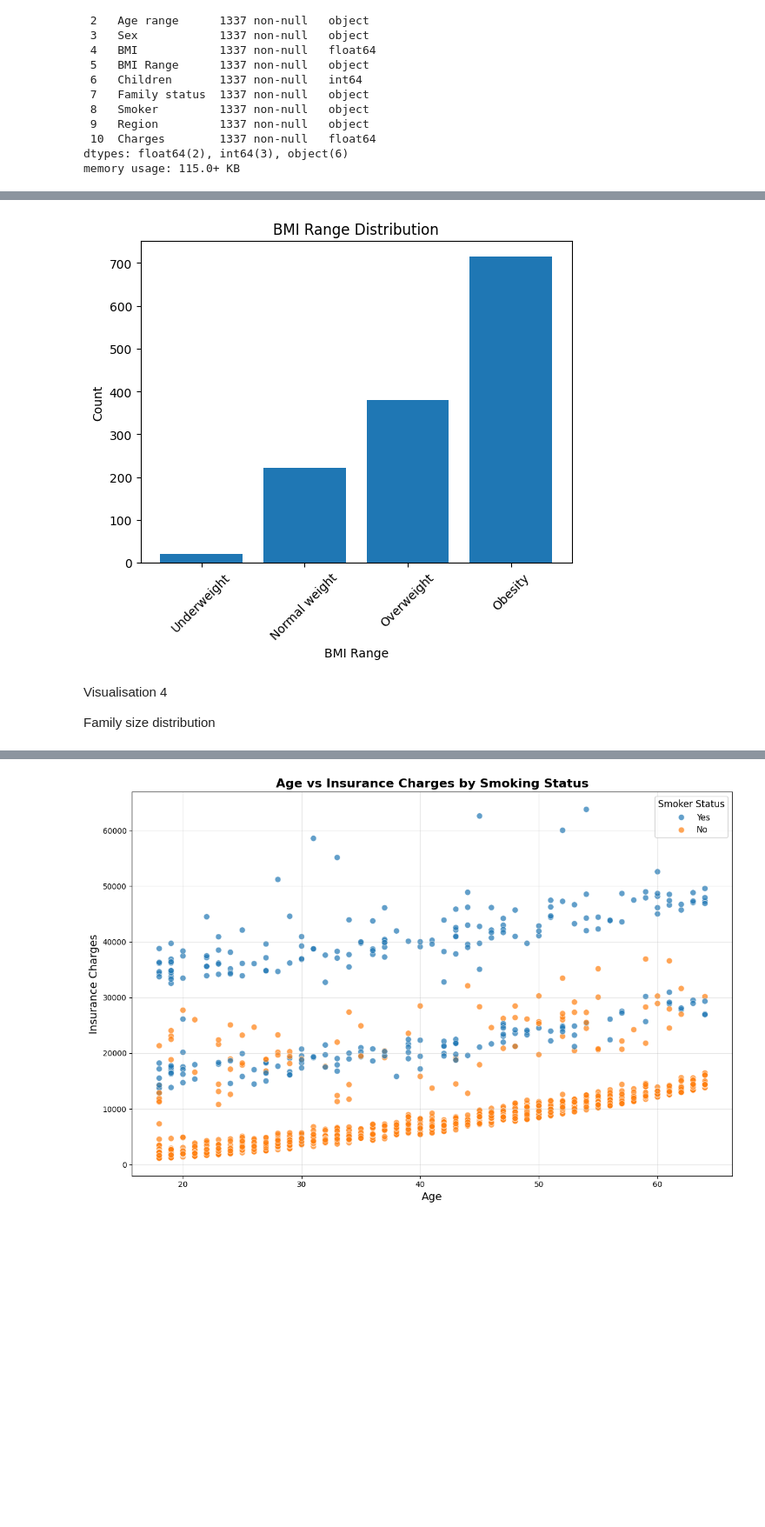
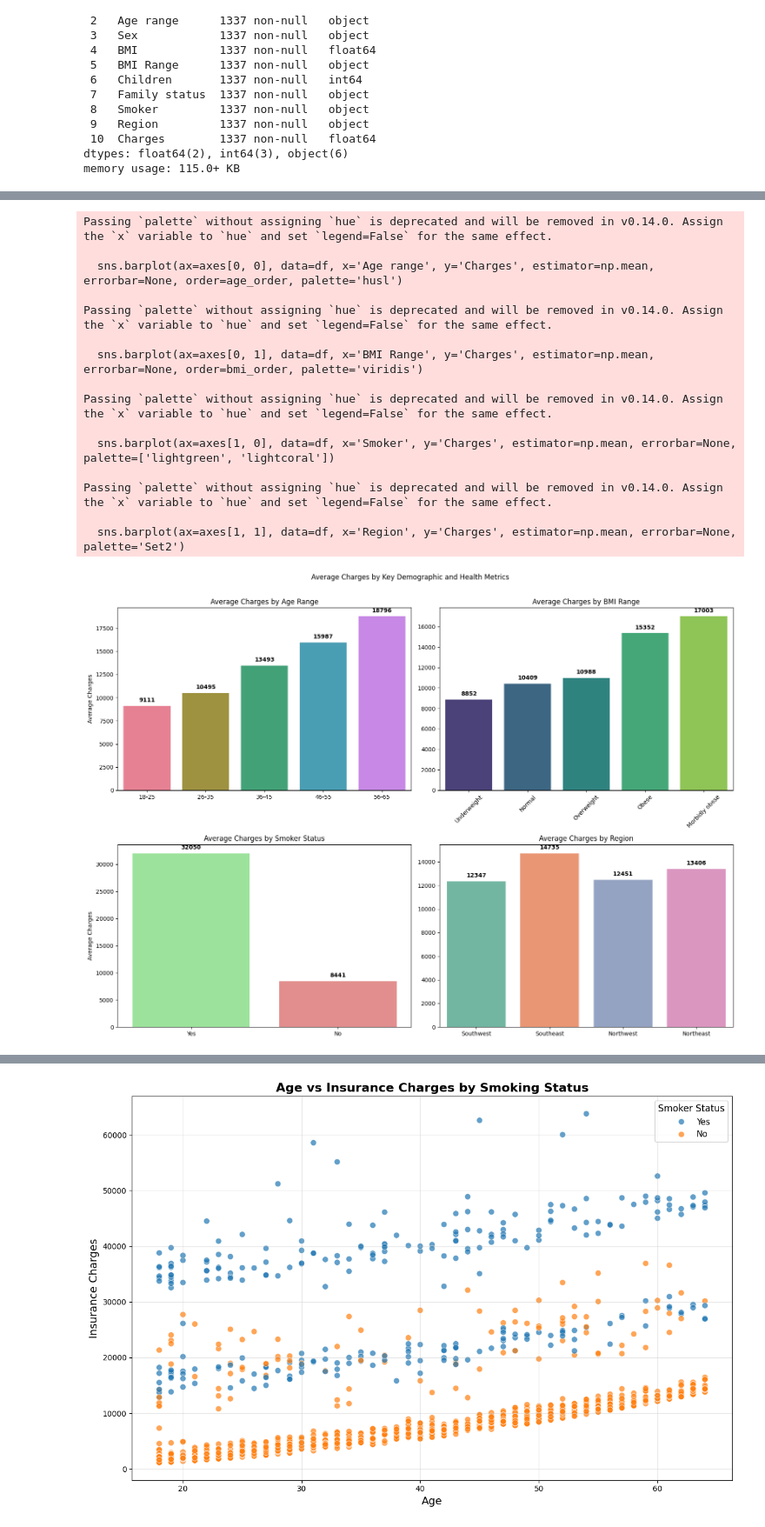
Before and after one commit to illusio666/health_insurance_hackathon, a Jupyter notebook: jupyter_notebooks/healthcare_visualisations_dm.ipynb, the cells around one changed output, grey strips where cells are left out. Shown at 87% size. Cells and saved outputs as stored; diff of their text form; code cells hidden in the pictures; blank space fills up the shorter version.

```diff
--- a/jupyter_notebooks/healthcare_visualisations_dm.ipynb
+++ b/jupyter_notebooks/healthcare_visualisations_dm.ipynb
@@ -16,7 +19,7 @@ import plotly.express as px
 # %% [markdown]
 Import the cleaned data into a dataframe
 # %%
-df = pd.read_csv('insurance_cleaned.csv')
+df = pd.read_csv('../datasets/insurance_cleaned.csv')
 df.info()
 # %% [output]
 <class 'pandas.core.frame.DataFrame'>
@@ -85,21 +127,60 @@ BMI range distribution
 # %%
-# Define category order
-bmi_order = ['Underweight', 'Normal weight', 'Overweight', 'Obesity']
-# Get data and apply order
-bmi_counts = df['BMI Range'].value_counts().reindex(bmi_order)
-# Create a bar chart
-plt.bar(bmi_counts.index, bmi_counts.values)
-# Add title and labels
-plt.title('BMI Range Distribution')
-plt.xlabel('BMI Range')
-plt.ylabel('Count')
-# Rotate labels for readability
-plt.xticks(rotation=45)
-# Show plot
+# Create one figure with a 2x2 grid of (4) subplots
+fig, axes = plt.subplots(2, 2, figsize=(16, 12))
+fig.suptitle('Average Charges by Key Demographic and Health Metrics'),
+
+# 1. Average Charges by Age Range
+# Define the order based on the categories
+age_order = ['18-25', '26-35', '36-45', '46-55', '56-65']
+sns.barplot(ax=axes[0, 0], data=df, x='Age range', y='Charges', estimator=np.mean, errorbar=None, order=age_order, palette='husl')
+axes[0, 0].set_title('Average Charges by Age Range')
+axes[0, 0].set_xlabel('')
+axes[0, 0].set_ylabel('Average Charges')
+
+# 2. Average Charges by BMI Range
+# Define the order for BMI categories
+bmi_order = ['Underweight', 'Normal', 'Overweight', 'Obese', 'Morbidly obese']
+sns.barplot(ax=axes[0, 1], data=df, x='BMI Range', y='Charges', estimator=np.mean, errorbar=None, order=bmi_order, palette='viridis')
+axes[0, 1].set_title('Average Charges by BMI Range')
+axes[0, 1].set_xlabel('')
+axes[0, 1].set_ylabel('')
+axes[0, 1].tick_params(axis='x', rotation=45)
+
+# 3. Average Charges by Smoker Status
+sns.barplot(ax=axes[1, 0], data=df, x='Smoker', y='Charges', estimator=np.mean, errorbar=None, palette=['lightgreen', 'lightcoral'])
+axes[1, 0].set_title('Average Charges by Smoker Status')
+axes[1, 0].set_xlabel('')
+axes[1, 0].set_ylabel('Average Charges')
+
+# 4. Average Charges by Region
+sns.barplot(ax=axes[1, 1], data=df, x='Region', y='Charges', estimator=np.mean, errorbar=None, palette='Set2')
+axes[1, 1].set_title('Average Charges by Region')
+axes[1, 1].set_xlabel('')
+axes[1, 1].set_ylabel('')
+
+# 3. Add value labels to all subplots
+for ax in axes.flat:
+    for p in ax.patches:
+        ax.annotate(f'{p.get_height():.0f}', (p.get_x() + p.get_width() / 2., p.get_height()),
+                    ha='center', va='bottom', fontweight='bold', xytext=(0, 5), textcoords='offset points')
+
+# 4. Final layout adjustment and display the plot
+plt.tight_layout(rect=[0, 0.03, 1, 0.97])
 plt.show()
 # %% [output]
+Passing `palette` without assigning `hue` is deprecated and will be removed in v0.14.0. Assign the `x` variable to `hue` and set `legend=False` for the same effect.
+
+  sns.barplot(ax=axes[0, 0], data=df, x='Age range', y='Charges', estimator=np.mean, errorbar=None, order=age_order, palette='husl')
+
+Passing `palette` without assigning `hue` is deprecated and will be removed in v0.14.0. Assign the `x` variable to `hue` and set `legend=False` for the same effect.
+
+  sns.barplot(ax=axes[0, 1], data=df, x='BMI Range', y='Charges', estimator=np.mean, errorbar=None, order=bmi_order, palette='viridis')
+
+Passing `palette` without assigning `hue` is deprecated and will be removed in v0.14.0. Assign the `x` variable to `hue` and set `legend=False` for the same effect.
+
+  sns.barplot(ax=axes[1, 0], data=df, x='Smoker', y='Charges', estimator=np.mean, errorbar=None, palette=['lightgreen', 'lightcoral'])
+
+Passing `palette` without assigning `hue` is deprecated and will be removed in v0.14.0. Assign the `x` variable to `hue` and set `legend=False` for the same effect.
+
+  sns.barplot(ax=axes[1, 1], data=df, x='Region', y='Charges', estimator=np.mean, errorbar=None, palette='Set2')
-[figure, old version]
+[figure, new version]
-# %% [markdown]
-Visualisation 4
-
-Family size distribution
```
Also changed, not shown: parts of 16 cells of this notebook.
